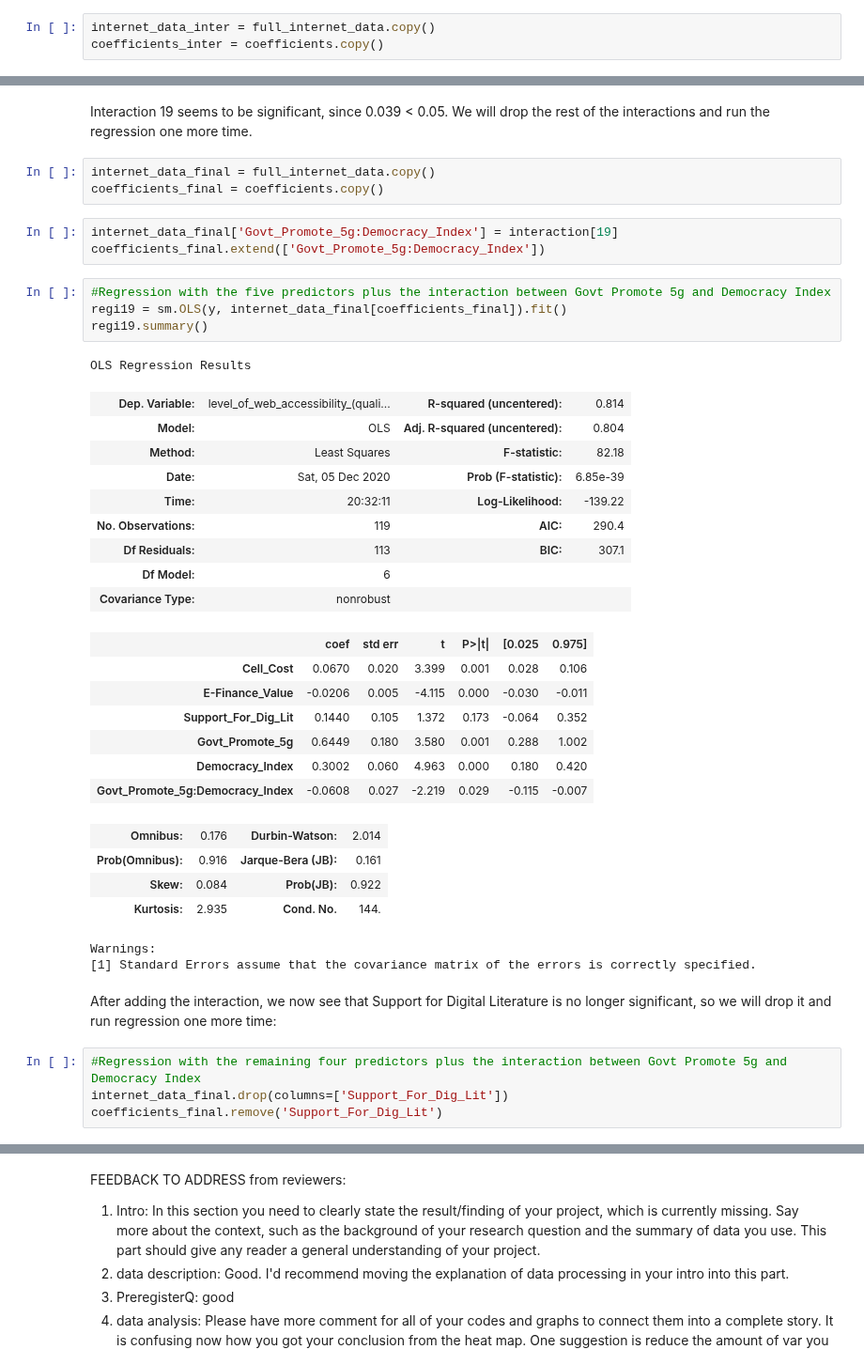
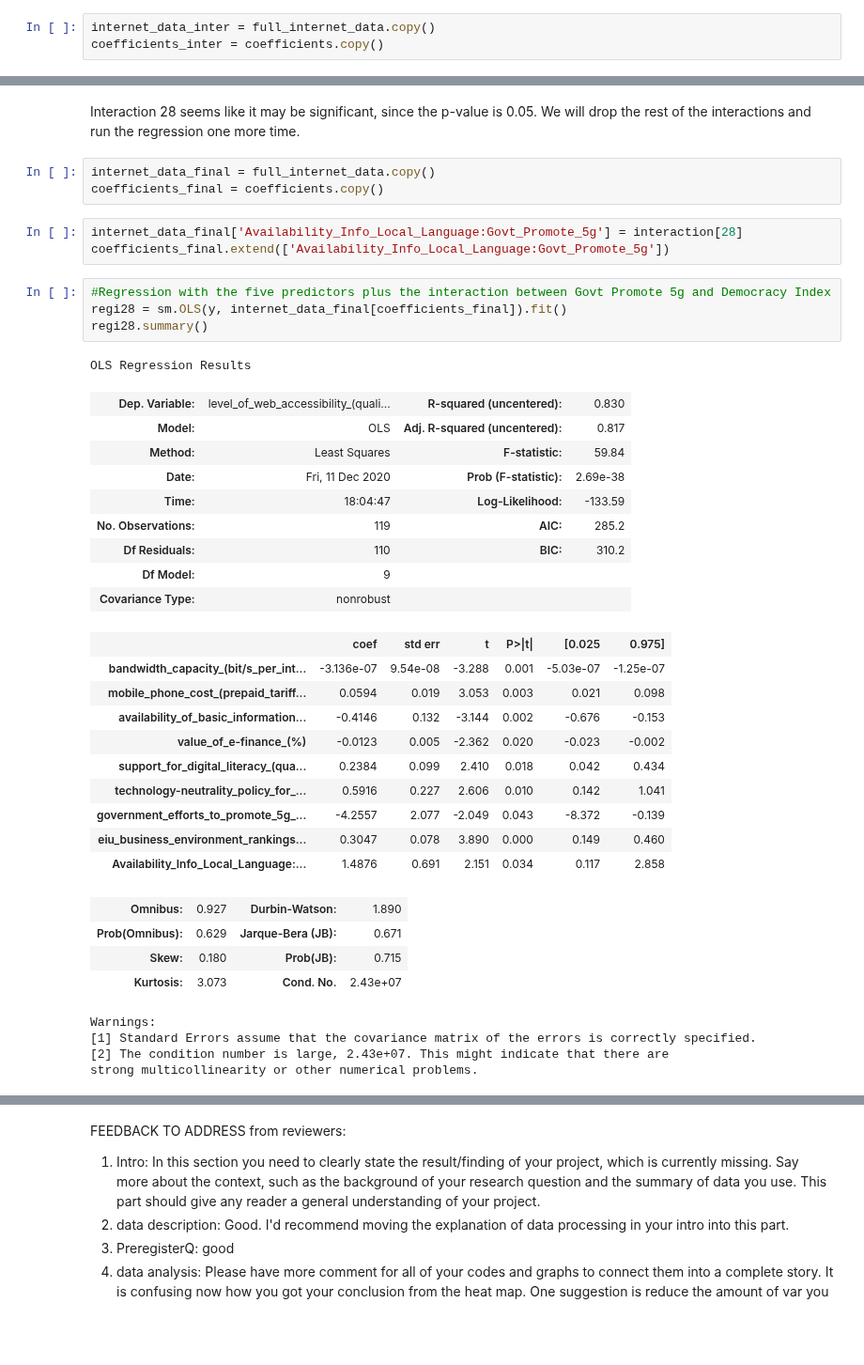
Before and after one commit to tklausner/info2950-project, a Jupyter notebook: Final_Report.ipynb, the cells around one changed output, grey strips where cells are left out. Shown at 94% size. Cells and saved outputs as stored; diff of their text form; blank space fills up the shorter version.

```diff
--- a/Final_Report.ipynb
+++ b/Final_Report.ipynb
@@ -906,43 +903,42 @@ Warnings:
 strong multicollinearity or other numerical problems.
 # %% [markdown]
-Interaction 19 seems to be significant, since 0.039 < 0.05. We will drop the rest of the interactions and run the regression one more time.
+Interaction 28 seems like it may be significant, since the p-value is 0.05. We will drop the rest of the interactions and run the regression one more time.
 # %%
 internet_data_final = full_internet_data.copy()
 coefficients_final = coefficients.copy()
 # %%
-internet_data_final['Govt_Promote_5g:Democracy_Index'] = interaction[19]
-coefficients_final.extend(['Govt_Promote_5g:Democracy_Index'])
+internet_data_final['Availability_Info_Local_Language:Govt_Promote_5g'] = interaction[28]
+coefficients_final.extend(['Availability_Info_Local_Language:Govt_Promote_5g'])
 # %%
 #Regression with the five predictors plus the interaction between Govt Promote 5g and Democracy Index
-regi19 = sm.OLS(y, internet_data_final[coefficients_final]).fit()
-regi19.summary()
+regi28 = sm.OLS(y, internet_data_final[coefficients_final]).fit()
+regi28.summary()
 # %% [output]
 OLS Regression Results
-| Dep. Variable: | level_of_web_accessibility_(quali... | R-squared (uncentered): | 0.814 |
-| Model: | OLS | Adj. R-squared (uncentered): | 0.804 |
-| Method: | Least Squares | F-statistic: | 82.18 |
-| Date: | Sat, 05 Dec 2020 | Prob (F-statistic): | 6.85e-39 |
-| Time: | 20:32:11 | Log-Likelihood: | -139.22 |
-| No. Observations: | 119 | AIC: | 290.4 |
-| Df Residuals: | 113 | BIC: | 307.1 |
-| Df Model: | 6 |  |  |
+| Dep. Variable: | level_of_web_accessibility_(quali... | R-squared (uncentered): | 0.830 |
+| Model: | OLS | Adj. R-squared (uncentered): | 0.817 |
+| Method: | Least Squares | F-statistic: | 59.84 |
+| Date: | Fri, 11 Dec 2020 | Prob (F-statistic): | 2.69e-38 |
+| Time: | 18:04:47 | Log-Likelihood: | -133.59 |
+| No. Observations: | 119 | AIC: | 285.2 |
+| Df Residuals: | 110 | BIC: | 310.2 |
+| Df Model: | 9 |  |  |
 | Covariance Type: | nonrobust |  |  |
 |  | coef | std err | t | P>|t| | [0.025 | 0.975] |
-| Cell_Cost | 0.0670 | 0.020 | 3.399 | 0.001 | 0.028 | 0.106 |
-| E-Finance_Value | -0.0206 | 0.005 | -4.115 | 0.000 | -0.030 | -0.011 |
-| Support_For_Dig_Lit | 0.1440 | 0.105 | 1.372 | 0.173 | -0.064 | 0.352 |
-| Govt_Promote_5g | 0.6449 | 0.180 | 3.580 | 0.001 | 0.288 | 1.002 |
-| Democracy_Index | 0.3002 | 0.060 | 4.963 | 0.000 | 0.180 | 0.420 |
-| Govt_Promote_5g:Democracy_Index | -0.0608 | 0.027 | -2.219 | 0.029 | -0.115 | -0.007 |
+| bandwidth_capacity_(bit/s_per_int... | -3.136e-07 | 9.54e-08 | -3.288 | 0.001 | -5.03e-07 | -1.25e-07 |
+| mobile_phone_cost_(prepaid_tariff... | 0.0594 | 0.019 | 3.053 | 0.003 | 0.021 | 0.098 |
+| availability_of_basic_information... | -0.4146 | 0.132 | -3.144 | 0.002 | -0.676 | -0.153 |
+| value_of_e-finance_(%) | -0.0123 | 0.005 | -2.362 | 0.020 | -0.023 | -0.002 |
+| support_for_digital_literacy_(qua... | 0.2384 | 0.099 | 2.410 | 0.018 | 0.042 | 0.434 |
+| technology-neutrality_policy_for_... | 0.5916 | 0.227 | 2.606 | 0.010 | 0.142 | 1.041 |
+| government_efforts_to_promote_5g_... | -4.2557 | 2.077 | -2.049 | 0.043 | -8.372 | -0.139 |
+| eiu_business_environment_rankings... | 0.3047 | 0.078 | 3.890 | 0.000 | 0.149 | 0.460 |
+| Availability_Info_Local_Language:... | 1.4876 | 0.691 | 2.151 | 0.034 | 0.117 | 2.858 |
-| Omnibus: | 0.176 | Durbin-Watson: | 2.014 |
-| Prob(Omnibus): | 0.916 | Jarque-Bera (JB): | 0.161 |
-| Skew: | 0.084 | Prob(JB): | 0.922 |
-| Kurtosis: | 2.935 | Cond. No. | 144. |
+| Omnibus: | 0.927 | Durbin-Watson: | 1.890 |
+| Prob(Omnibus): | 0.629 | Jarque-Bera (JB): | 0.671 |
+| Skew: | 0.180 | Prob(JB): | 0.715 |
+| Kurtosis: | 3.073 | Cond. No. | 2.43e+07 |
 Warnings:
 [1] Standard Errors assume that the covariance matrix of the errors is correctly specified.
+[2] The condition number is large, 2.43e+07. This might indicate that there are
+strong multicollinearity or other numerical problems.
-# %% [markdown]
-After adding the interaction, we now see that Support for Digital Literature is no longer significant, so we will drop it and run regression one more time:
-# %%
-#Regression with the remaining four predictors plus the interaction between Govt Promote 5g and Democracy Index
-internet_data_final.drop(columns=['Support_For_Dig_Lit'])
-coefficients_final.remove('Support_For_Dig_Lit')
```
Also changed, not shown: parts of 18 cells of this notebook, 1 other file.
